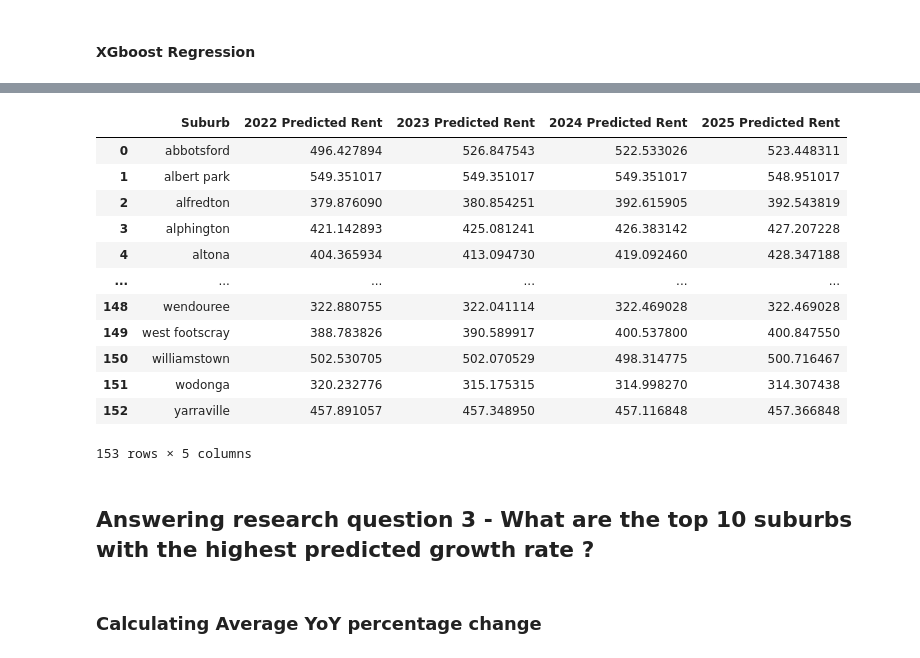
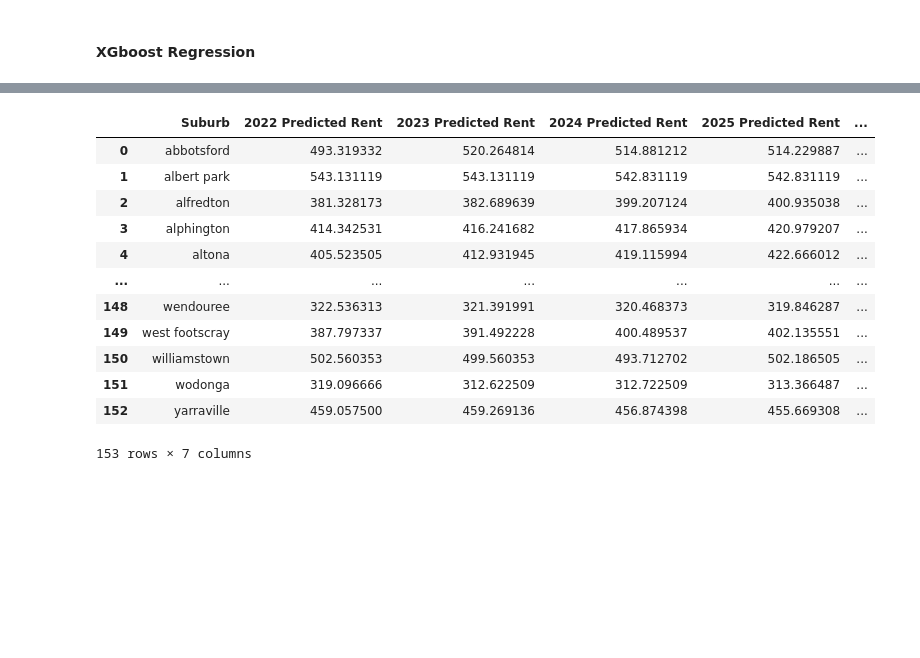
Before and after one commit to MAST30034-Applied-Data-Science/generic-real-estate-consulting-project-group-20, a Jupyter notebook: notebooks/3.2.1_Predicting_Future_Suburb_Rents.ipynb, the cells around one changed output, grey strips where cells are left out. Cells and saved outputs as stored; diff of their text form; code cells hidden in the pictures; blank space fills up the shorter version.

```diff
--- a/notebooks/3.2.1_Predicting_Future_Suburb_Rents.ipynb
+++ b/notebooks/3.2.1_Predicting_Future_Suburb_Rents.ipynb
@@ -227,11 +227,11 @@ def arma_preds(attribute):
             SARIMAXmodel = SARIMAX(y, order = (1, 0, 1))
             SARIMAXmodel = SARIMAXmodel.fit(disp=0)
 
-            y_pred = SARIMAXmodel.get_forecast(4)
+            y_pred = SARIMAXmodel.get_forecast(6)
 
             y_pred_df = y_pred.conf_int(alpha = 0.05)
             y_pred_df[attribute] = SARIMAXmodel.predict(start = y_pred_df.index[0], end = y_pred_df.index[-1])
-            y_pred_df["year"] = [2022, 2023, 2024, 2025]
+            y_pred_df["year"] = [2022, 2023, 2024, 2025, 2026, 2027]
             y_pred_df["suburb"] = i
 
             if attribute == 'mean_income':
@@ -307,5 +307,13 @@ X_test_2024 = pd.get_dummies(X_test_2024, columns=['suburb'])
 X_test_2025 = future_dataframe[future_dataframe['year'] == 2025].reset_index(drop = True)
 X_test_2025 = X_test_2025.drop(['year'], axis = 1)
 X_test_2025 = pd.get_dummies(X_test_2025, columns=['suburb'])
+# %%
+X_test_2026 = future_dataframe[future_dataframe['year'] == 2026].reset_index(drop = True)
+X_test_2026 = X_test_2026.drop(['year'], axis = 1)
+X_test_2026 = pd.get_dummies(X_test_2026, columns=['suburb'])
+# %%
+X_test_2027 = future_dataframe[future_dataframe['year'] == 2027].reset_index(drop = True)
+X_test_2027 = X_test_2027.drop(['year'], axis = 1)
+X_test_2027 = pd.get_dummies(X_test_2027, columns=['suburb'])
 # %% [markdown]
 ## Step 3 - The Fun Part - Fitting The Model
@@ -339,15 +331,21 @@ y_pred_2022 = xgboost_regressor.predict(X_test_2022)
 y_pred_2023 = xgboost_regressor.predict(X_test_2023)
 y_pred_2024 = xgboost_regressor.predict(X_test_2024)
 y_pred_2025 = xgboost_regressor.predict(X_test_2025)
+y_pred_2026 = xgboost_regressor.predict(X_test_2026)
+y_pred_2027 = xgboost_regressor.predict(X_test_2027)
 
 xgboost_predictions = pd.DataFrame(columns = ['Suburb', '2022 Predicted Rent',
                                             '2023 Predicted Rent', '2024 Predicted Rent',
-                                            '2025 Predicted Rent'])
+                                            '2025 Predicted Rent', '2026 Predicted Rent',
+                                            '2027 Predicted Rent'])
+
 xgboost_predictions['Suburb'] = suburbs_list
 xgboost_predictions['2022 Predicted Rent'] = y_pred_2022
 xgboost_predictions['2023 Predicted Rent'] = y_pred_2023
 xgboost_predictions['2024 Predicted Rent'] = y_pred_2024
 xgboost_predictions['2025 Predicted Rent'] = y_pred_2025
+xgboost_predictions['2026 Predicted Rent'] = y_pred_2026
+xgboost_predictions['2027 Predicted Rent'] = y_pred_2027
 
 xgboost_predictions
 # %% [output]
@@ -367,42 +365,41 @@ xgboost_predictions
 # %%
 from sklearn.ensemble import RandomForestRegressor
 
 
 randomforest_regressor = RandomForestRegressor()
 randomforest_regressor.fit(X_train, y_train)
 
 y_pred_2022 = randomforest_regressor.predict(X_test_2022)
 y_pred_2023 = randomforest_regressor.predict(X_test_2023)
 y_pred_2024 = randomforest_regressor.predict(X_test_2024)
 y_pred_2025 = randomforest_regressor.predict(X_test_2025)
 
-rforest_predictions = pd.DataFrame(columns = ['Suburb', '2022 Predicted Rent',
-                                             '2023 Predicted Rent', '2024 Predicted Rent',
-                                             '2025 Predicted Rent'])
+rforest_predictions =  pd.DataFrame(columns = ['Suburb', '2022 Predicted Rent',
+                                            '2023 Predicted Rent', '2024 Predicted Rent',
+                                            '2025 Predicted Rent', '2026 Predicted Rent',
+                                            '2027 Predicted Rent'])
 
 rforest_predictions['Suburb'] = suburbs_list
 
 rforest_predictions['2022 Predicted Rent'] = y_pred_2022
 rforest_predictions['2023 Predicted Rent'] = y_pred_2023
 rforest_predictions['2024 Predicted Rent'] = y_pred_2024
 rforest_predictions['2025 Predicted Rent'] = y_pred_2025
+rforest_predictions['2026 Predicted Rent'] = y_pred_2026
+rforest_predictions['2027 Predicted Rent'] = y_pred_2027
 
 rforest_predictions
 # %% [output]
-|  | Suburb | 2022 Predicted Rent | 2023 Predicted Rent | 2024 Predicted Rent | 2025 Predicted Rent |
-| 0 | abbotsford | 496.427894 | 526.847543 | 522.533026 | 523.448311 |
-| 1 | albert park | 549.351017 | 549.351017 | 549.351017 | 548.951017 |
-| 2 | alfredton | 379.876090 | 380.854251 | 392.615905 | 392.543819 |
-| 3 | alphington | 421.142893 | 425.081241 | 426.383142 | 427.207228 |
-| 4 | altona | 404.365934 | 413.094730 | 419.092460 | 428.347188 |
-| ... | ... | ... | ... | ... | ... |
-| 148 | wendouree | 322.880755 | 322.041114 | 322.469028 | 322.469028 |
-| 149 | west footscray | 388.783826 | 390.589917 | 400.537800 | 400.847550 |
-| 150 | williamstown | 502.530705 | 502.070529 | 498.314775 | 500.716467 |
-| 151 | wodonga | 320.232776 | 315.175315 | 314.998270 | 314.307438 |
-| 152 | yarraville | 457.891057 | 457.348950 | 457.116848 | 457.366848 |
+|  | Suburb | 2022 Predicted Rent | 2023 Predicted Rent | 2024 Predicted Rent | 2025 Predicted Rent | ... |
+| 0 | abbotsford | 493.319332 | 520.264814 | 514.881212 | 514.229887 | ... |
+| 1 | albert park | 543.131119 | 543.131119 | 542.831119 | 542.831119 | ... |
+| 2 | alfredton | 381.328173 | 382.689639 | 399.207124 | 400.935038 | ... |
+| 3 | alphington | 414.342531 | 416.241682 | 417.865934 | 420.979207 | ... |
+| 4 | altona | 405.523505 | 412.931945 | 419.115994 | 422.666012 | ... |
+| ... | ... | ... | ... | ... | ... | ... |
+| 148 | wendouree | 322.536313 | 321.391991 | 320.468373 | 319.846287 | ... |
+| 149 | west footscray | 387.797337 | 391.492228 | 400.489537 | 402.135551 | ... |
+| 150 | williamstown | 502.560353 | 499.560353 | 493.712702 | 502.186505 | ... |
+| 151 | wodonga | 319.096666 | 312.622509 | 312.722509 | 313.366487 | ... |
+| 152 | yarraville | 459.057500 | 459.269136 | 456.874398 | 455.669308 | ... |
-153 rows × 5 columns
+153 rows × 7 columns
-# %% [markdown]
-## Answering research question 3 - What are the top 10 suburbs with the highest predicted growth rate ?
-# %% [markdown]
-### Calculating Average YoY percentage change
```
Also changed, not shown: parts of 30 cells of this notebook.
